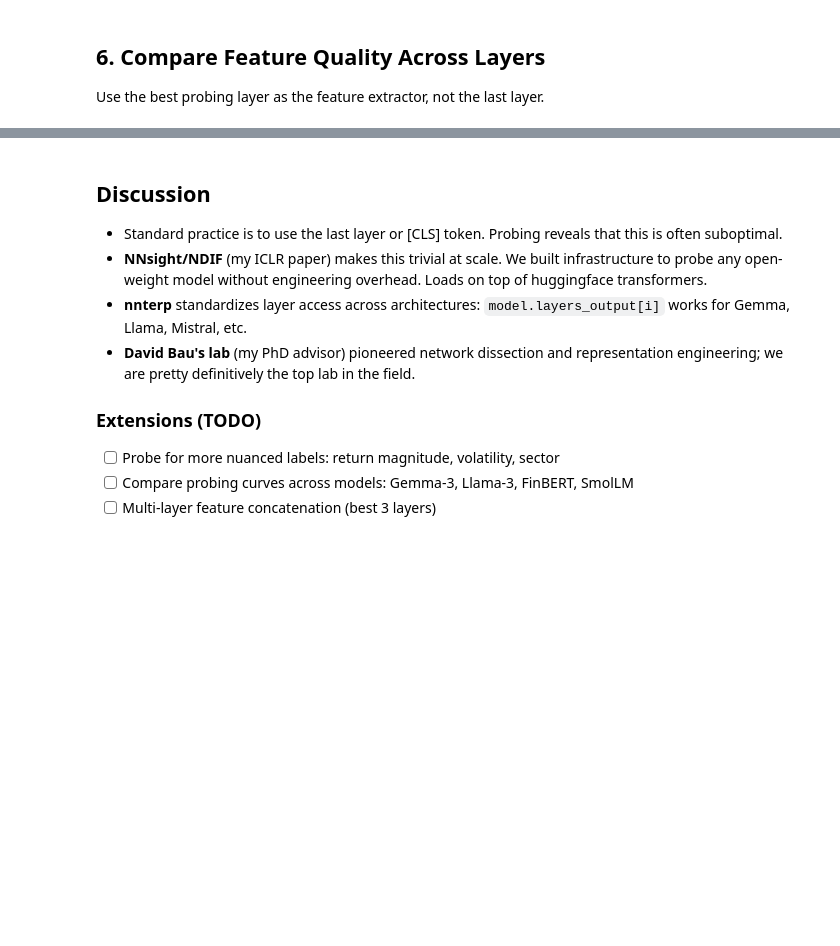
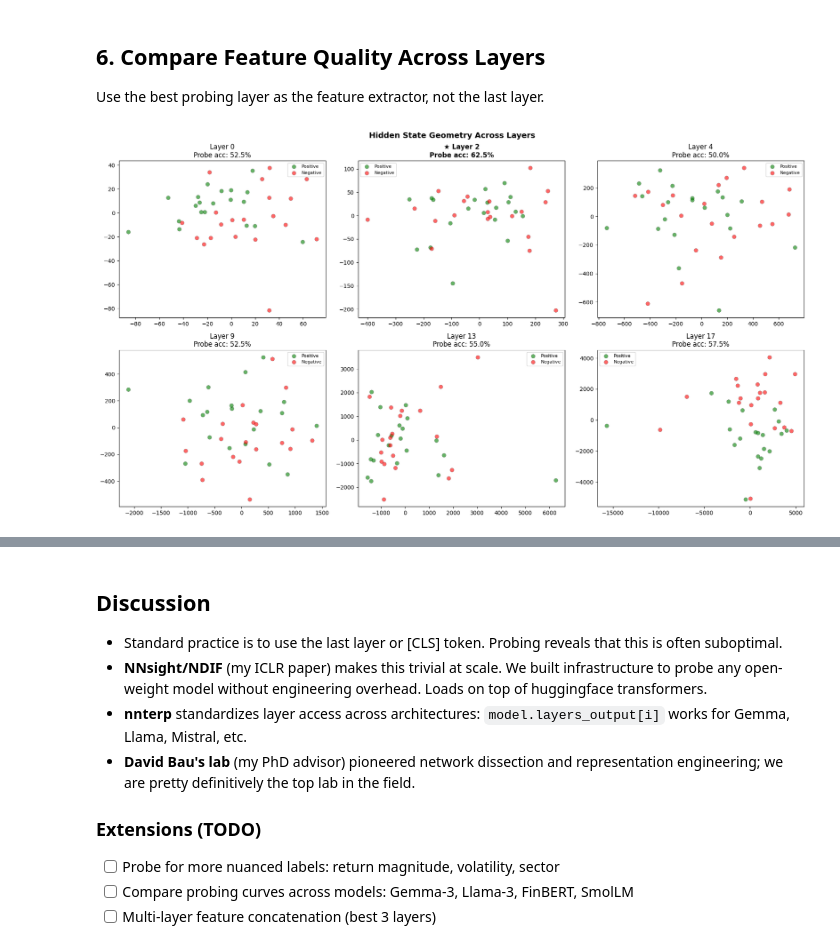
Before and after one commit to loftusa/TorchLeet, a Jupyter notebook: numerai/06-LLM-Probing-Financial-Signals/llm-probing-finance-Question.ipynb, the cells around one changed output, grey strips where cells are left out. Cells and saved outputs as stored; diff of their text form; code cells hidden in the pictures; blank space fills up the shorter version.

```diff
--- a/numerai/06-LLM-Probing-Financial-Signals/llm-probing-finance-Question.ipynb
+++ b/numerai/06-LLM-Probing-Financial-Signals/llm-probing-finance-Question.ipynb
@@ -276,0 +302,46 @@ Use the best probing layer as the feature extractor, not the last layer.
+# %%
+# Compare embeddings from different layers
+layers_to_compare = [
+    0,
+    n_layers // 4,
+    n_layers // 2,
+    3 * n_layers // 4,
+    n_layers - 1,
+    int(best_layer_idx),
+]
+layers_to_compare = sorted(set(layers_to_compare))
+
+fig, axes = plt.subplots(2, 3, figsize=(18, 10))
+axes = axes.flatten()
+
+from sklearn.decomposition import PCA
+
+for idx, layer in enumerate(layers_to_compare[:6]):
+    pca = PCA(n_components=2)
+    X_2d = pca.fit_transform(out_dct_base[layer])  # <-- out_dct_base, not hidden_states
+
+    ax = axes[idx]
+    for label, color, name in [(1, "green", "Positive"), (0, "red", "Negative")]:
+        mask = np.array(labels) == label
+        ax.scatter(
+            X_2d[mask, 0],
+            X_2d[mask, 1],
+            c=color,
+            label=name,
+            alpha=0.6,
+            s=50,
+            edgecolors="black",
+            linewidth=0.3,
+        )
+
+    acc = probe_df[probe_df["layer"] == layer]["accuracy"].mean()
+    is_best = layer == int(best_layer_idx)
+    title = f"{'★ ' if is_best else ''}Layer {layer}\nProbe acc: {acc:.1%}"
+    ax.set_title(title, fontweight="bold" if is_best else "normal")
+    ax.legend(fontsize=8)
+
+plt.suptitle("Hidden State Geometry Across Layers", fontsize=14, fontweight="bold")
+plt.tight_layout()
+plt.show()
+# %% [output]
+[figure, added]
```
Also changed, not shown: parts of 9 cells of this notebook, 1 other file.
